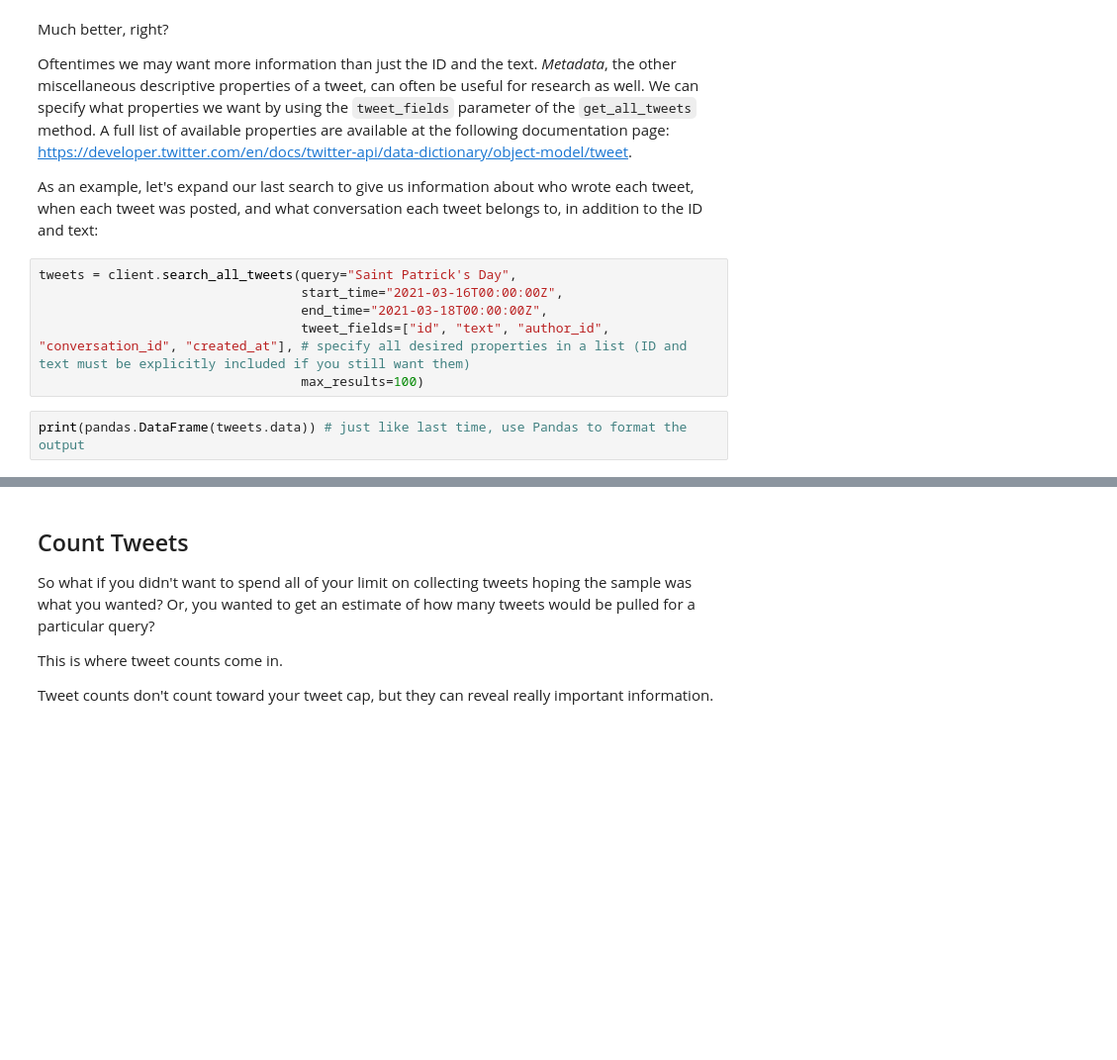
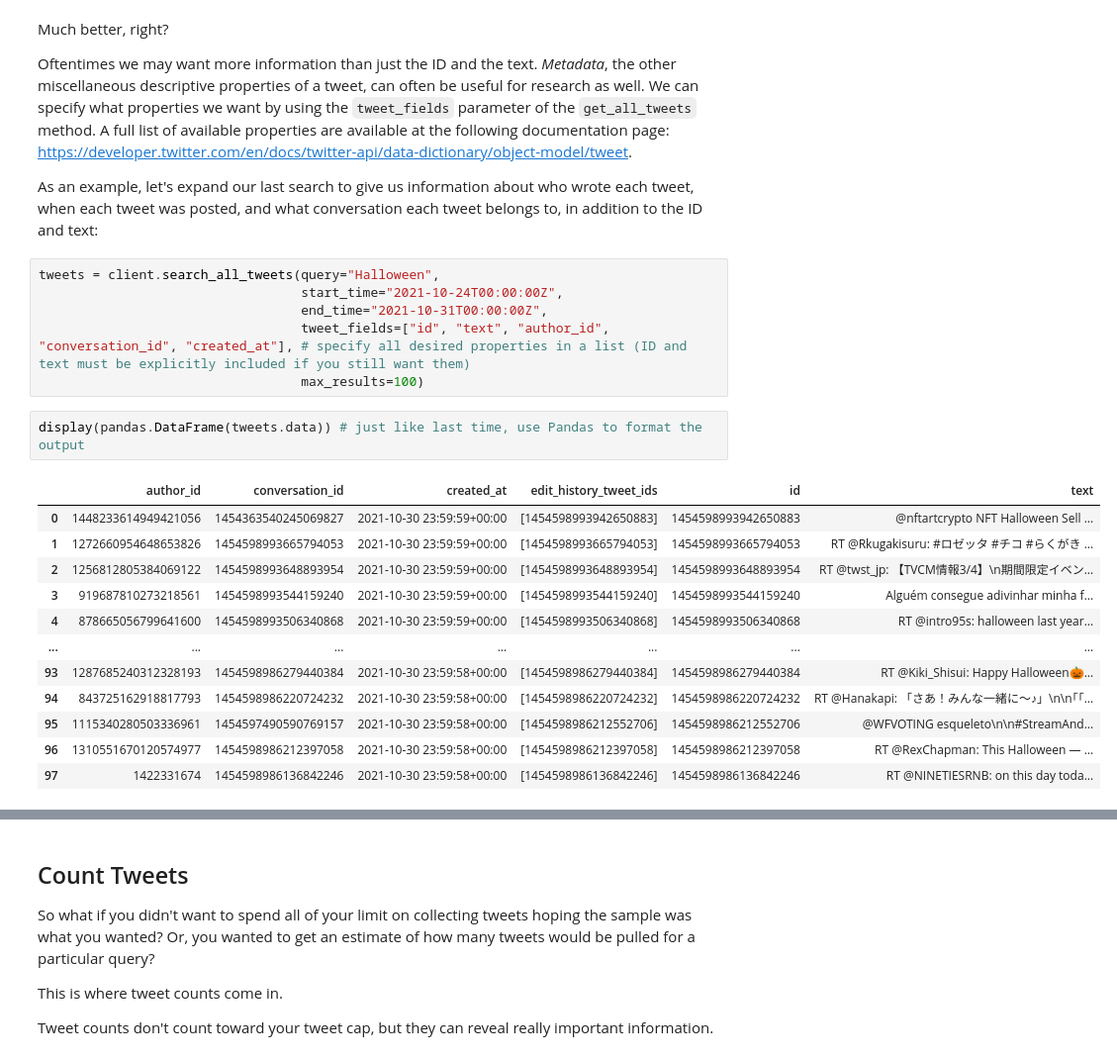
Before and after one commit to jpwchang/API-Workshop-Series, a Jupyter notebook: API-Workshop-Fall22/API_F22_PythonDemo.ipynb, the cells around one changed output, grey strips where cells are left out. Shown at 99% size. Saved outputs shown, nothing was run; the diff lists cells and outputs as text; blank space fills up the shorter version.

```diff
--- a/API-Workshop-Fall22/API_F22_PythonDemo.ipynb
+++ b/API-Workshop-Fall22/API_F22_PythonDemo.ipynb
@@ -122,11 +112,23 @@ Oftentimes we may want more information than just the ID and the text. *Metadata
 
 As an example, let's expand our last search to give us information about who wrote each tweet, when each tweet was posted, and what conversation each tweet belongs to, in addition to the ID and text:
 # %%
-tweets = client.search_all_tweets(query="Saint Patrick's Day",
-                                  start_time="2021-03-16T00:00:00Z",
-                                  end_time="2021-03-18T00:00:00Z",
+tweets = client.search_all_tweets(query="Halloween",
+                                  start_time="2021-10-24T00:00:00Z",
+                                  end_time="2021-10-31T00:00:00Z",
                                   tweet_fields=["id", "text", "author_id", "conversation_id", "created_at"], # specify all desired properties in a list (ID and text must be explicitly included if you still want them)
                                   max_results=100)
 # %%
-print(pandas.DataFrame(tweets.data)) # just like last time, use Pandas to format the output
+display(pandas.DataFrame(tweets.data)) # just like last time, use Pandas to format the output
 # %% [output]
+|  | author_id | conversation_id | created_at | edit_history_tweet_ids | id | text |
+| 0 | 1448233614949421056 | 1454363540245069827 | 2021-10-30 23:59:59+00:00 | [1454598993942650883] | 1454598993942650883 | @nftartcrypto NFT Halloween Sell ... |
+| 1 | 1272660954648653826 | 1454598993665794053 | 2021-10-30 23:59:59+00:00 | [1454598993665794053] | 1454598993665794053 | RT @Rkugakisuru: #ロゼッタ #チコ #らくがき ... |
+| 2 | 1256812805384069122 | 1454598993648893954 | 2021-10-30 23:59:59+00:00 | [1454598993648893954] | 1454598993648893954 | RT @twst_jp: 【TVCM情報3/4】\n期間限定イベン... |
+| 3 | 919687810273218561 | 1454598993544159240 | 2021-10-30 23:59:59+00:00 | [1454598993544159240] | 1454598993544159240 | Alguém consegue adivinhar minha f... |
+| 4 | 878665056799641600 | 1454598993506340868 | 2021-10-30 23:59:59+00:00 | [1454598993506340868] | 1454598993506340868 | RT @intro95s: halloween last year... |
+| ... | ... | ... | ... | ... | ... | ... |
+| 93 | 1287685240312328193 | 1454598986279440384 | 2021-10-30 23:59:58+00:00 | [1454598986279440384] | 1454598986279440384 | RT @Kiki_Shisui: Happy Halloween🎃... |
+| 94 | 843725162918817793 | 1454598986220724232 | 2021-10-30 23:59:58+00:00 | [1454598986220724232] | 1454598986220724232 | RT @Hanakapi: 「さあ！みんな一緒に〜♪」\n\n｢｢... |
+| 95 | 1115340280503336961 | 1454597490590769157 | 2021-10-30 23:59:58+00:00 | [1454598986212552706] | 1454598986212552706 | @WFVOTING esqueleto\n\n#StreamAnd... |
+| 96 | 1310551670120574977 | 1454598986212397058 | 2021-10-30 23:59:58+00:00 | [1454598986212397058] | 1454598986212397058 | RT @RexChapman: This Halloween — ... |
+| 97 | 1422331674 | 1454598986136842246 | 2021-10-30 23:59:58+00:00 | [1454598986136842246] | 1454598986136842246 | RT @NINETIESRNB: on this day toda... |
```
Also changed, not shown: parts of 16 cells of this notebook.
